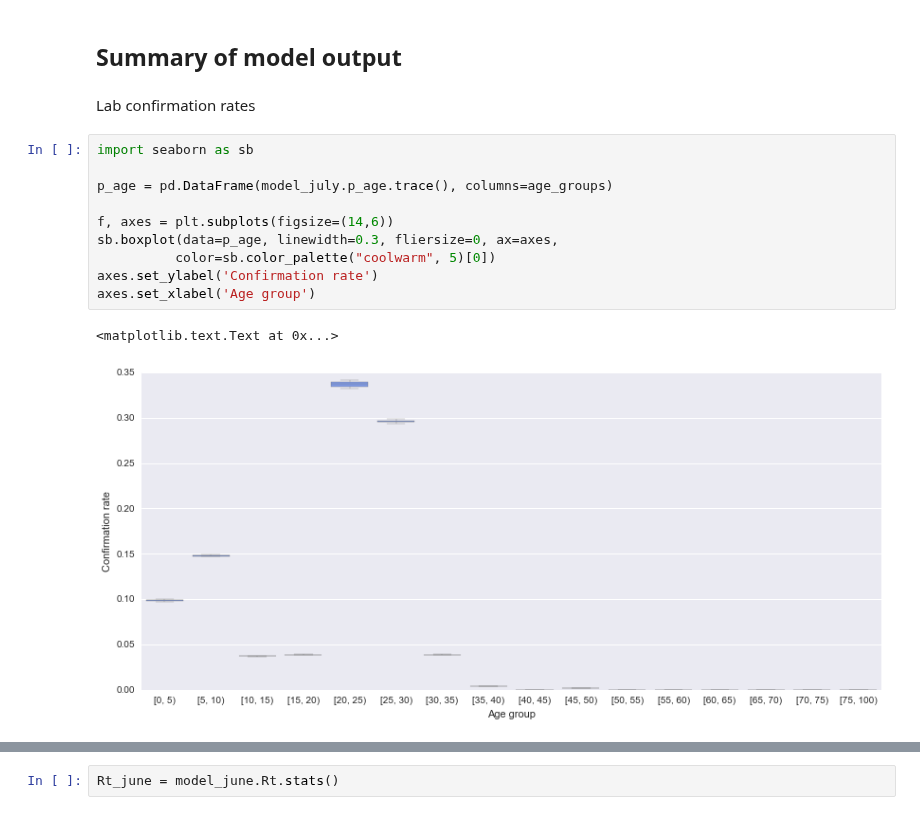
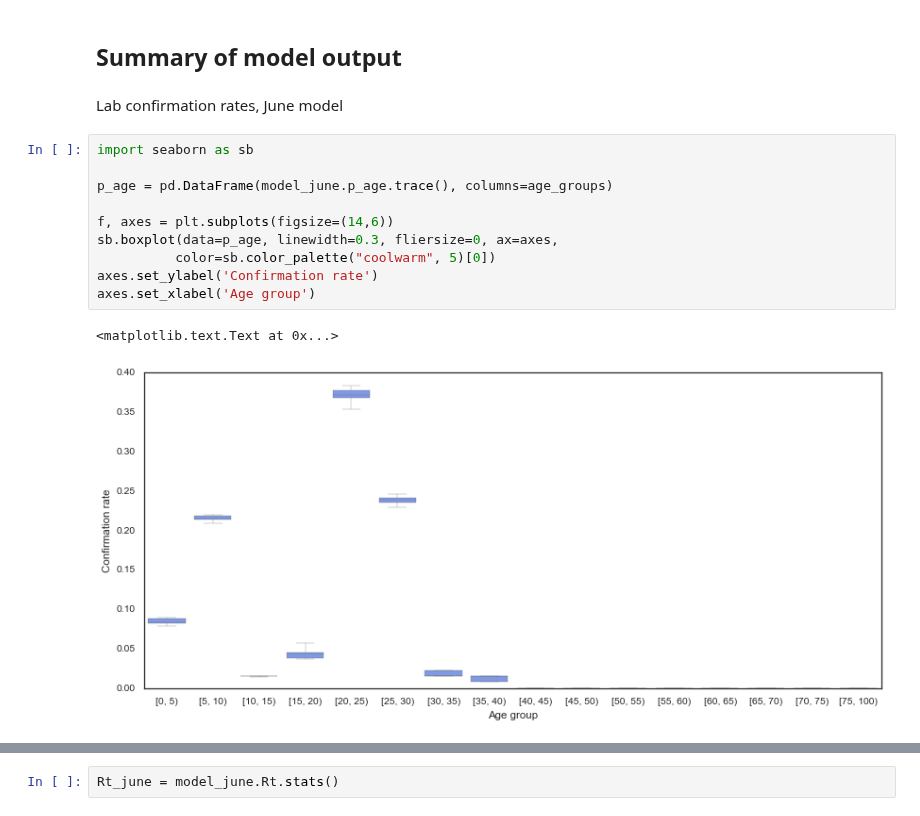
Before and after one commit to fonnesbeck/SaoPauloMeasles, a Jupyter notebook: Spatial Measles Model.ipynb, the cells around one changed output, grey strips where cells are left out. Saved outputs shown, nothing was run; the diff lists cells and outputs as text.

```diff
--- a/Spatial Measles Model.ipynb
+++ b/Spatial Measles Model.ipynb
@@ -832,17 +640,17 @@ model_july_noconf.sample(50000, 40000)
 # %% [markdown]
 ## Summary of model output
 # %% [markdown]
-Lab confirmation rates
+Lab confirmation rates, June model
 # %%
 import seaborn as sb
 
-p_age = pd.DataFrame(model_july.p_age.trace(), columns=age_groups)
+p_age = pd.DataFrame(model_june.p_age.trace(), columns=age_groups)
 
 f, axes = plt.subplots(figsize=(14,6))
 sb.boxplot(data=p_age, linewidth=0.3, fliersize=0, ax=axes,
           color=sb.color_palette("coolwarm", 5)[0])
 axes.set_ylabel('Confirmation rate')
 axes.set_xlabel('Age group')
 # %% [output]
 <matplotlib.text.Text at 0x...>
-[figure, old version]
+[figure, new version]
```
Also changed, not shown: parts of 39 cells of this notebook.
